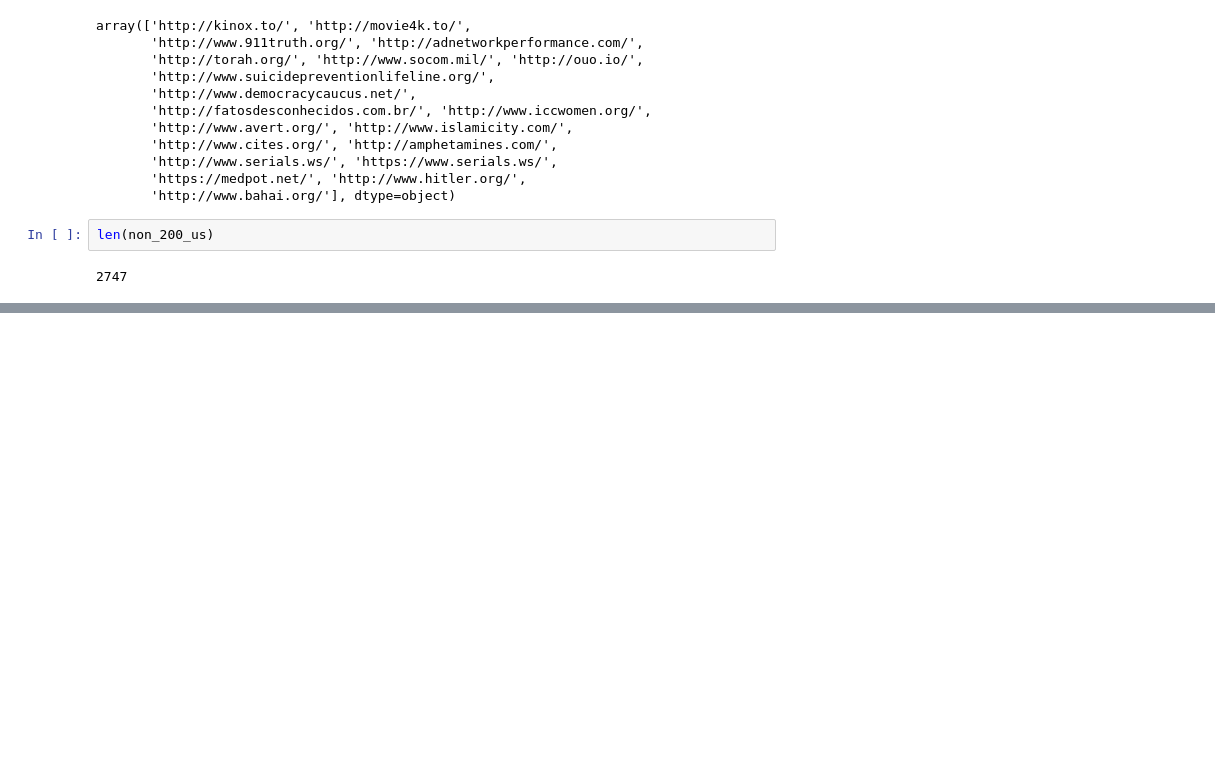
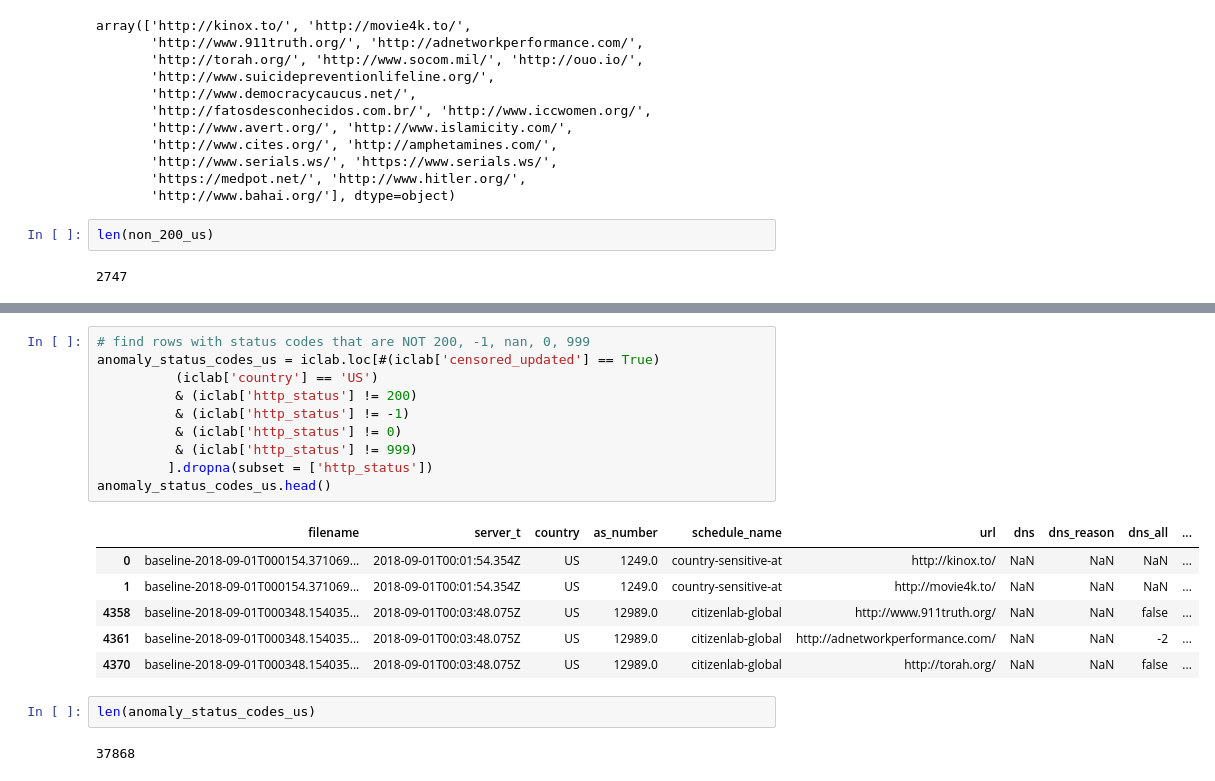
Before and after one commit to lilybhattacharjee5/polisci-vis, a Jupyter notebook: notebooks/iclab-data-files.ipynb, the cells around one changed output, grey strips where cells are left out. Drawn from its saved outputs; the diff is of its cells as text; blank space fills up the shorter version.

```diff
--- a/notebooks/iclab-data-files.ipynb
+++ b/notebooks/iclab-data-files.ipynb
@@ -307,0 +340,21 @@ len(non_200_us)
+# %%
+# find rows with status codes that are NOT 200, -1, nan, 0, 999
+anomaly_status_codes_us = iclab.loc[#(iclab['censored_updated'] == True)
+          (iclab['country'] == 'US')
+          & (iclab['http_status'] != 200)
+          & (iclab['http_status'] != -1)
+          & (iclab['http_status'] != 0)
+          & (iclab['http_status'] != 999)
+         ].dropna(subset = ['http_status'])
+anomaly_status_codes_us.head()
+# %% [output]
+|  | filename | server_t | country | as_number | schedule_name | url | dns | dns_reason | dns_all | ... |
+| 0 | baseline-2018-09-01T000154.371069... | 2018-09-01T00:01:54.354Z | US | 1249.0 | country-sensitive-at | http://kinox.to/ | NaN | NaN | NaN | ... |
+| 1 | baseline-2018-09-01T000154.371069... | 2018-09-01T00:01:54.354Z | US | 1249.0 | country-sensitive-at | http://movie4k.to/ | NaN | NaN | NaN | ... |
+| 4358 | baseline-2018-09-01T000348.154035... | 2018-09-01T00:03:48.075Z | US | 12989.0 | citizenlab-global | http://www.911truth.org/ | NaN | NaN | false | ... |
+| 4361 | baseline-2018-09-01T000348.154035... | 2018-09-01T00:03:48.075Z | US | 12989.0 | citizenlab-global | http://adnetworkperformance.com/ | NaN | NaN | -2 | ... |
+| 4370 | baseline-2018-09-01T000348.154035... | 2018-09-01T00:03:48.075Z | US | 12989.0 | citizenlab-global | http://torah.org/ | NaN | NaN | false | ... |
+# %%
+len(anomaly_status_codes_us)
+# %% [output]
+37868
```
Also changed, not shown: parts of 8 cells of this notebook.
